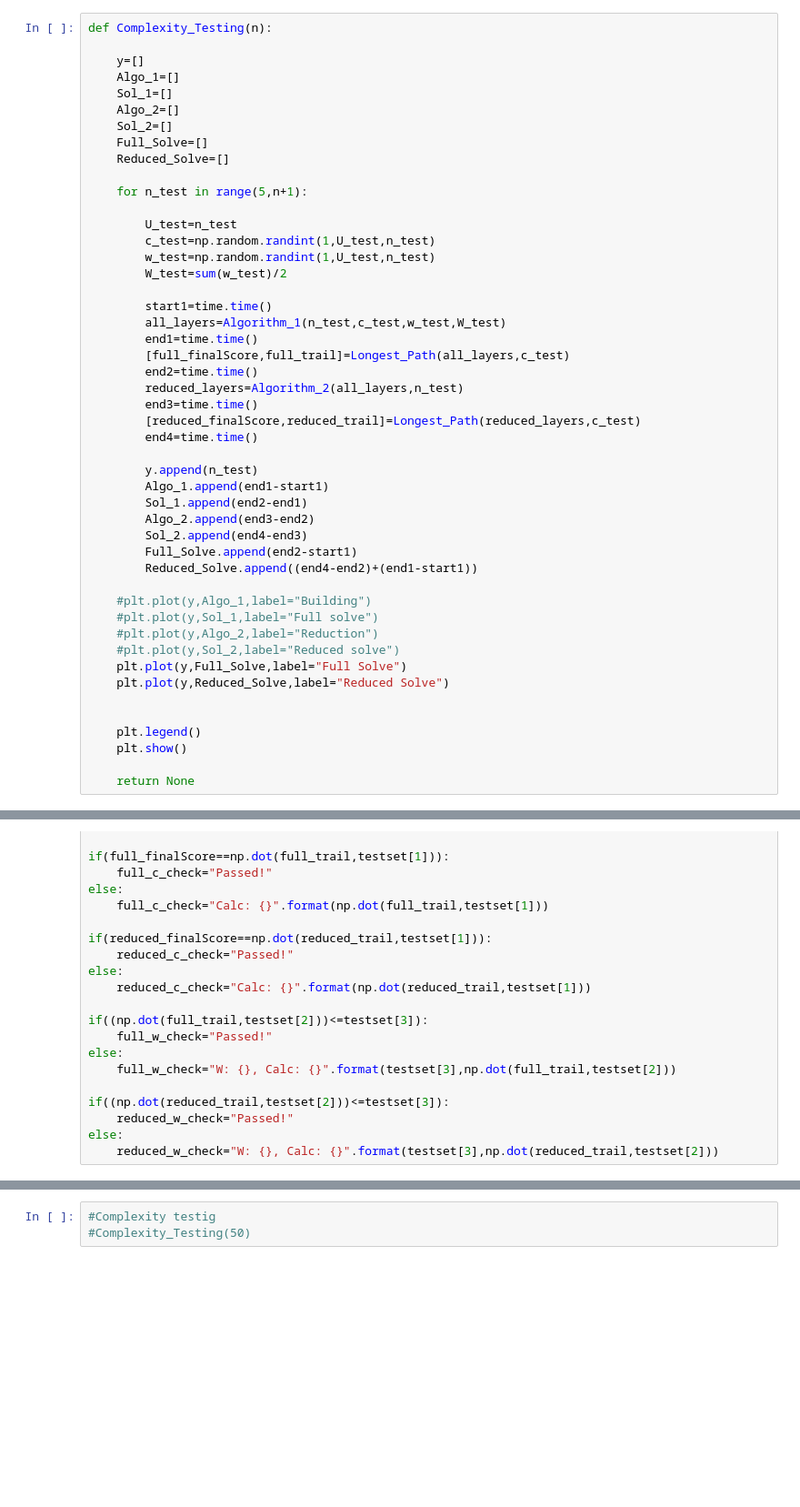
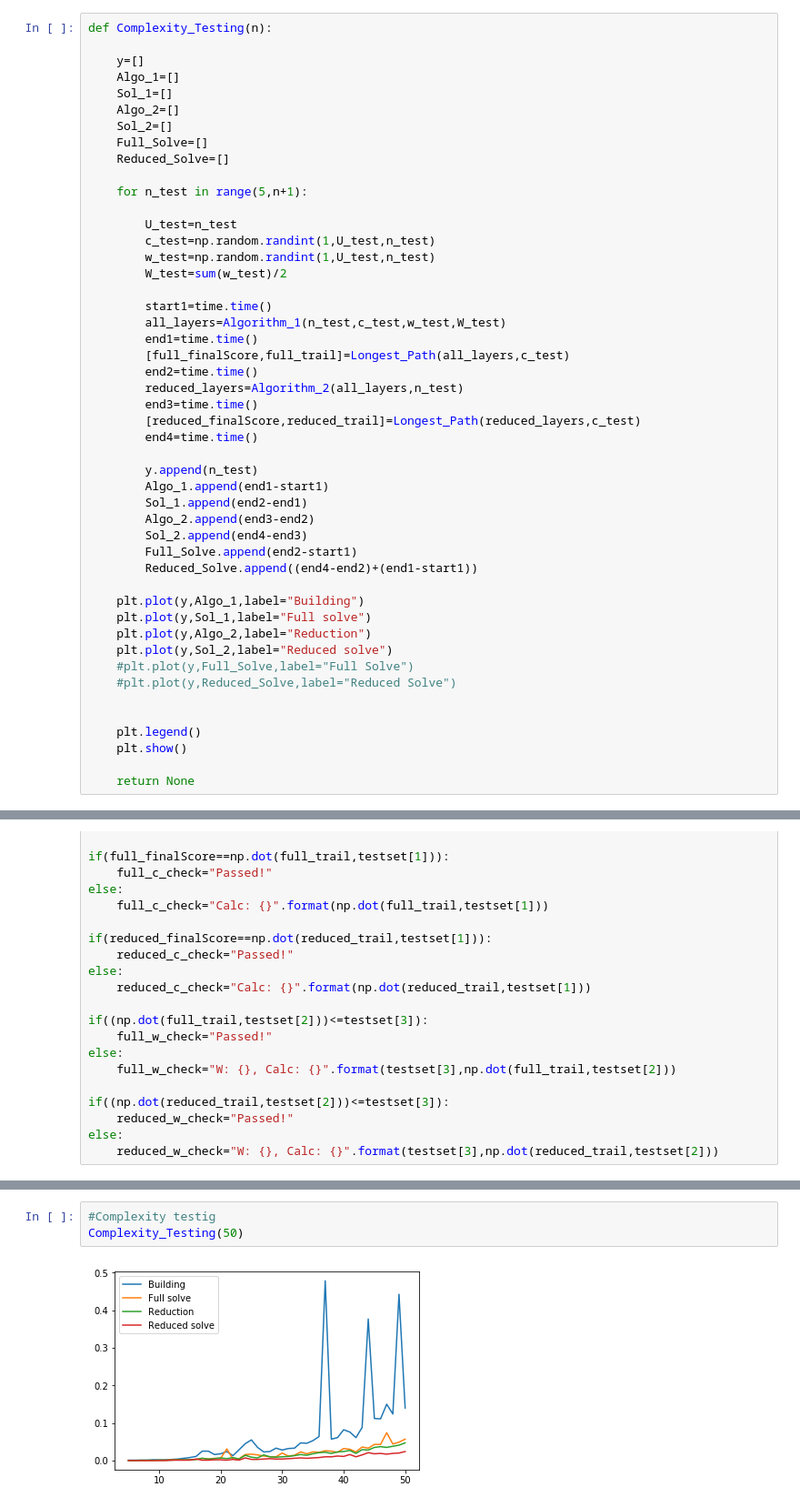
Before and after one commit to avkashm/BDD_Algos, a Jupyter notebook: MIE335 Final Algorithm Avkash Swapped Arcs.ipynb, the cells around one changed output, grey strips where cells are left out. Shown: that part at 91% size. Drawn from its saved outputs; the diff is of its cells as text; blank space fills up the shorter version.

```diff
--- a/MIE335 Final Algorithm Avkash Swapped Arcs.ipynb
+++ b/MIE335 Final Algorithm Avkash Swapped Arcs.ipynb
@@ -267,12 +253,12 @@ def Complexity_Testing(n):
         Full_Solve.append(end2-start1)
         Reduced_Solve.append((end4-end2)+(end1-start1))
 
-    #plt.plot(y,Algo_1,label="Building")
-    #plt.plot(y,Sol_1,label="Full solve")
-    #plt.plot(y,Algo_2,label="Reduction")
-    #plt.plot(y,Sol_2,label="Reduced solve")
-    plt.plot(y,Full_Solve,label="Full Solve")
-    plt.plot(y,Reduced_Solve,label="Reduced Solve")
+    plt.plot(y,Algo_1,label="Building")
+    plt.plot(y,Sol_1,label="Full solve")
+    plt.plot(y,Algo_2,label="Reduction")
+    plt.plot(y,Sol_2,label="Reduced solve")
+    #plt.plot(y,Full_Solve,label="Full Solve")
+    #plt.plot(y,Reduced_Solve,label="Reduced Solve")
 
 
     plt.legend()
@@ -373,3 +343,5 @@ Total Runtime: 0.001001596450805664s
 # %%
 #Complexity testig
-#Complexity_Testing(50)
+Complexity_Testing(50)
+# %% [output]
+[figure, added]
```
Also changed, not shown: parts of 5 cells of this notebook.
